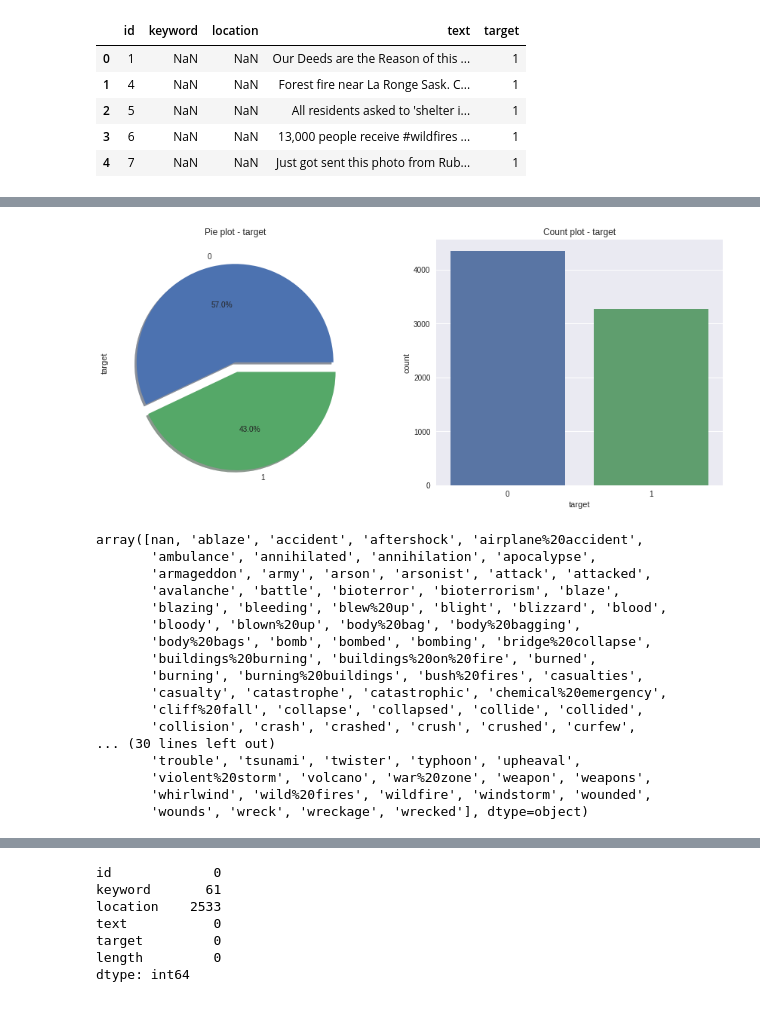
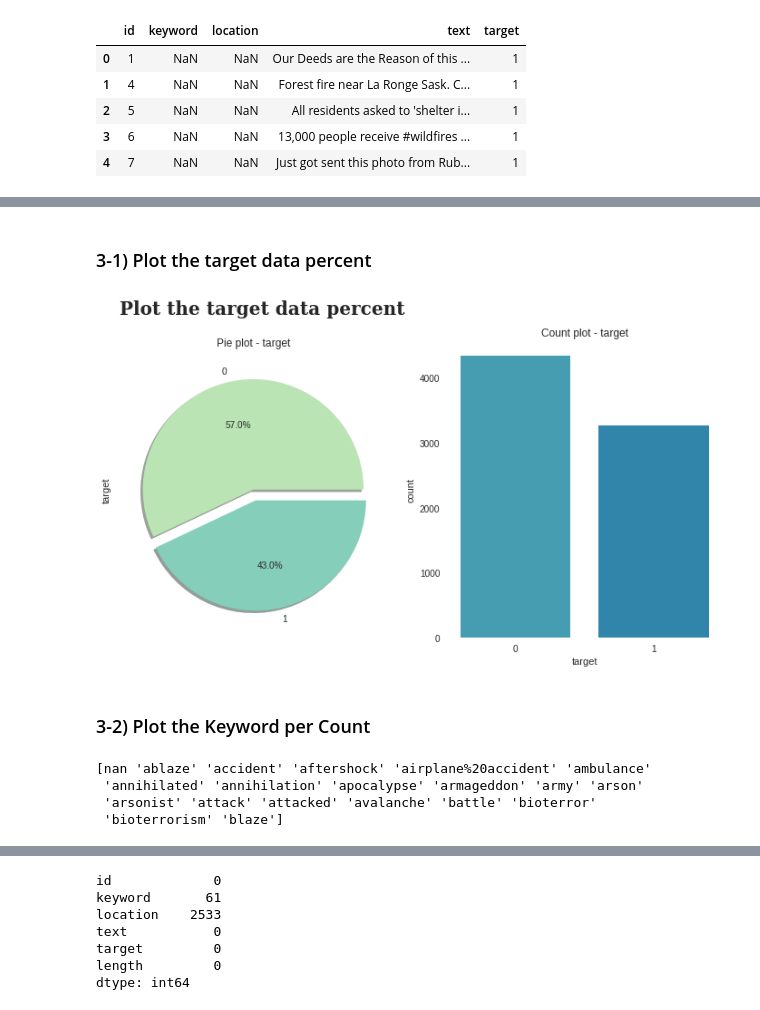
Before and after one commit to jerife/Kaggle, a Jupyter notebook: 05 Natural Language Processing with Disaster Tweets.ipynb, the cells around one changed output, grey strips where cells are left out. Saved outputs shown, nothing was run; the diff lists cells and outputs as text; code cells hidden in the pictures.

```diff
--- a/05 Natural Language Processing with Disaster Tweets.ipynb
+++ b/05 Natural Language Processing with Disaster Tweets.ipynb
@@ -110,0 +133,3 @@ df.head()
+# %%
+YlGnBu_palette = sns.color_palette("YlGnBu", 10)
+sns.palplot(YlGnBu_palette)
@@ -111,34 +145,27 @@ df.head()
+# %% [markdown]
+### 3-1) Plot the target data percent
 # %%
+fig,ax = plt.subplots(1,2,figsize=(12,6))
+df['target'].value_counts().plot.pie(explode=[0, 0.1], autopct='%1.1f%%', ax=ax[0], shadow=True, colors=[YlGnBu_palette[2],YlGnBu_palette[3]])
+ax[0].set_title('Pie plot - target')
+sns.countplot('target', data=df, ax=ax[1], palette=[YlGnBu_palette[5],YlGnBu_palette[6]])
+ax[1].patch.set_alpha(0)
+ax[1].set_title('Count plot - target')
 
-f,ax = plt.subplots(1,2,figsize=(15,6))
-df['target'].value_counts().plot.pie(explode=[0, 0.1], autopct='%1.1f%%', ax=ax[0], shadow=True)
-ax[0].set_title('Pie plot - target')
-sns.countplot('target', data=df, ax=ax[1])
-ax[1].set_title('Count plot - target')
+fig.text(0.13,0.95,"Plot the target data percent", fontweight="bold", fontfamily='serif', fontsize=20)
 plt.show()
 #target == 0 : negative(fake)
 #tarege == 1 : postive(real)
 # %% [output]
-[figure, old version]
+[figure, new version]
+# %% [markdown]
+### 3-2) Plot the Keyword per Count
 # %%
 keyword_unique = df['keyword'].unique()
-keyword_unique
+print(keyword_unique[:20])
 # %% [output]
-array([nan, 'ablaze', 'accident', 'aftershock', 'airplane%20accident',
-       'ambulance', 'annihilated', 'annihilation', 'apocalypse',
-       'armageddon', 'army', 'arson', 'arsonist', 'attack', 'attacked',
-       'avalanche', 'battle', 'bioterror', 'bioterrorism', 'blaze',
-       'blazing', 'bleeding', 'blew%20up', 'blight', 'blizzard', 'blood',
-       'bloody', 'blown%20up', 'body%20bag', 'body%20bagging',
-       'body%20bags', 'bomb', 'bombed', 'bombing', 'bridge%20collapse',
-       'buildings%20burning', 'buildings%20on%20fire', 'burned',
-       'burning', 'burning%20buildings', 'bush%20fires', 'casualties',
-       'casualty', 'catastrophe', 'catastrophic', 'chemical%20emergency',
-       'cliff%20fall', 'collapse', 'collapsed', 'collide', 'collided',
-       'collision', 'crash', 'crashed', 'crush', 'crushed', 'curfew',
-... (30 lines left out)
-       'trouble', 'tsunami', 'twister', 'typhoon', 'upheaval',
-       'violent%20storm', 'volcano', 'war%20zone', 'weapon', 'weapons',
-       'whirlwind', 'wild%20fires', 'wildfire', 'windstorm', 'wounded',
-       'wounds', 'wreck', 'wreckage', 'wrecked'], dtype=object)
+[nan 'ablaze' 'accident' 'aftershock' 'airplane%20accident' 'ambulance'
+ 'annihilated' 'annihilation' 'apocalypse' 'armageddon' 'army' 'arson'
+ 'arsonist' 'attack' 'attacked' 'avalanche' 'battle' 'bioterror'
+ 'bioterrorism' 'blaze']
 # %%
```
Also changed, not shown: parts of 63 cells of this notebook.
